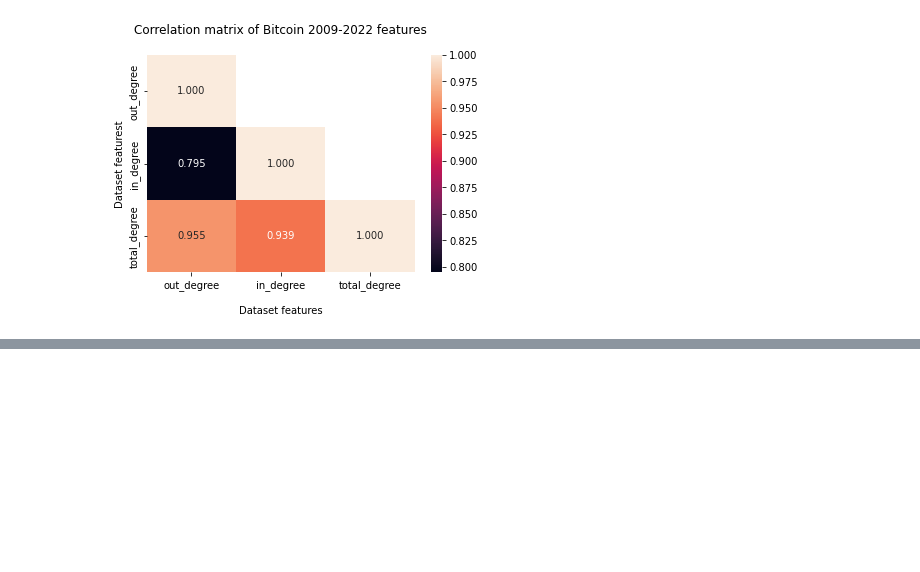
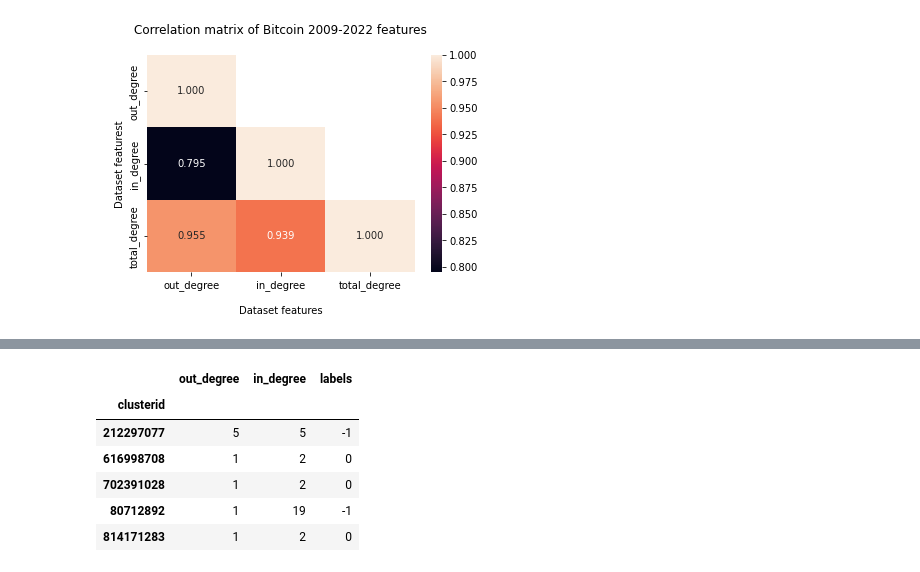
Before and after one commit to joraojr/bitcoin-fraud-detection, a Jupyter notebook: main.ipynb, the cells around one changed output, grey strips where cells are left out. Saved outputs shown, nothing was run; the diff lists cells and outputs as text; code cells hidden in the pictures; blank space fills up the shorter version.

```diff
--- a/main.ipynb
+++ b/main.ipynb
@@ -121,0 +85,26 @@ plt.show() # showing the plot
+# %%
+# #############################################################################
+# Compute DBSCAN
+from sklearn import metrics
+from sklearn.cluster import DBSCAN
+db = DBSCAN(eps=0.5, min_samples=100).fit(sample)
+core_samples_mask = np.zeros_like(db.labels_, dtype=bool)
+core_samples_mask[db.core_sample_indices_] = True
+
+sample["labels"] = labels = db.labels_
+
+# Number of clusters in labels, ignoring noise if present.
+n_clusters_ = len(set(labels)) - (1 if -1 in labels else 0)
+n_noise_ = list(labels).count(-1)
+
+print("Estimated number of clusters: %d" % n_clusters_)
+print("Estimated number of noise points: %d" % n_noise_)
+#print("Homogeneity: %0.3f" % metrics.homogeneity_score(labels_true, labels))
+#print("Completeness: %0.3f" % metrics.completeness_score(labels_true, labels))
+#print("V-measure: %0.3f" % metrics.v_measure_score(labels_true, labels))
+#print("Adjusted Rand Index: %0.3f" % metrics.adjusted_rand_score(labels_true, labels))
+#print(
+#    "Adjusted Mutual Information: %0.3f"
+#    % metrics.adjusted_mutual_info_score(labels_true, labels)
+#)
+print("Silhouette Coefficient: %0.3f" % metrics.silhouette_score(sample, labels))
@@ -121,0 +168,10 @@ plt.show() # showing the plot
+# %%
+sample.head()
+# %% [output]
+|  | out_degree | in_degree | labels |
+| clusterid |  |  |  |
+| 212297077 | 5 | 5 | -1 |
+| 616998708 | 1 | 2 | 0 |
+| 702391028 | 1 | 2 | 0 |
+| 80712892 | 1 | 19 | -1 |
+| 814171283 | 1 | 2 | 0 |
```
Also changed, not shown: parts of 11 cells of this notebook.
